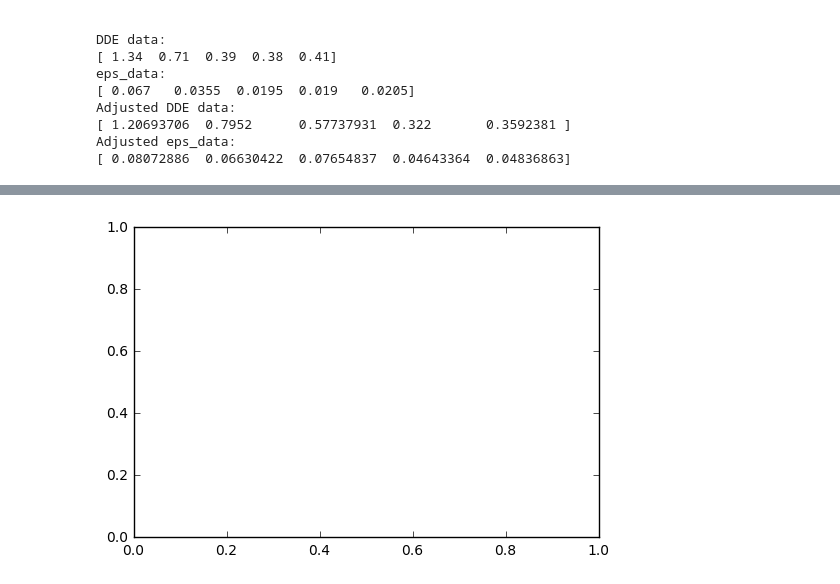
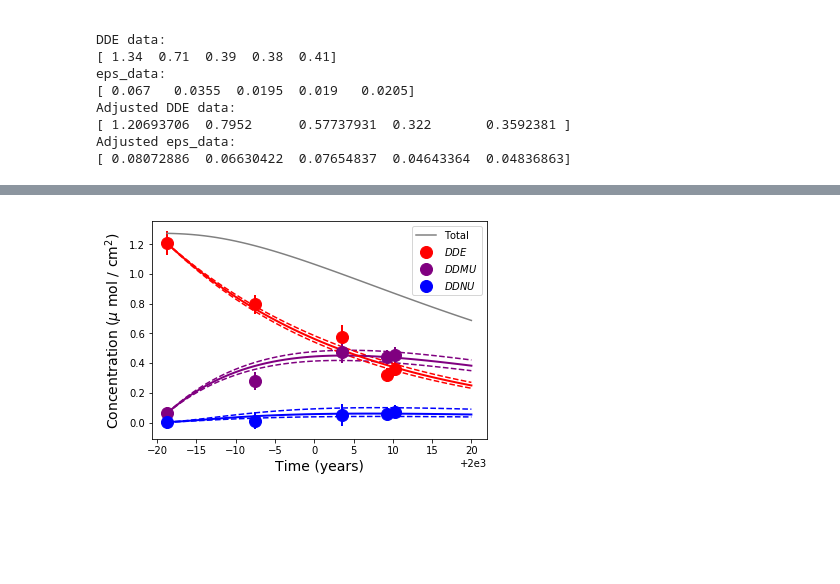
Before and after one commit to csherwood-usgs/bateman, a Jupyter notebook: bateman.ipynb, the cells around one changed output, grey strips where cells are left out. Drawn from its saved outputs; the diff is of its cells as text; code cells hidden in the pictures; blank space fills up the shorter version.

```diff
--- a/bateman.ipynb
+++ b/bateman.ipynb
@@ -284,17 +284,22 @@ if(use_eps):
     eps_data = np.concatenate((eps_DDE,eps_DDMU,eps_DDNU))
 
 if(adjust_inventories):
-    adj = np.concatenate( (eps_adj, eps_adj, eps_adj) )
+    # calculate adjustment according to mean of all PCBs inventory
+    # this is redone here because size of adj will change here
+    pcbm = A[:,4:6].mean(axis=1)
+    adjv = pcbm.mean()/pcbm
+    adj = np.concatenate( (adjv, adjv, adjv) )
     data = data*adj
+    eps_adj =  np.ones_like(data)
     if use_eps:
-        eps_adj = np.concatenate((eps_adj,eps_adj,eps_adj))
+        eps_adjv = stde_PCB*adjv
+        eps_adj = np.concatenate((eps_adjv,eps_adjv,eps_adjv))
         eps_data = np.sqrt( (eps_data**2. + eps_adj**2. ) )
 
 print('data')
 print(data)
 print('eps_data')
 print(eps_data)
-
 
 params = Parameters()
 params.add('k1',value = 0.4, min =0., max = 1.)
@@ -316,23 +321,53 @@ print("sumsq resdisuals: {:}".format( np.sqrt(sum(res**2))))
 out = minimize(residual3, params, method='leastsq', args=(t,data,eps_data))
 
 # Get the fitted rates
-k1f=out.params['k1'].value
-k2f=out.params['k2'].value
-k3f=out.params['k3'].value
-k1e = out.params['k1'].stderr
-k2e = out.params['k2'].stderr
-k3e = out.params['k3'].stderr
+kf = np.zeros((3,))
+kf[0]=out.params['k1'].value
+kf[1]=out.params['k2'].value
+kf[2]=out.params['k3'].value
+ke = np.zeros((3,))
+ke[0] = out.params['k1'].stderr
+ke[1] = out.params['k2'].stderr
+ke[2] = out.params['k3'].stderr
+
 # Get fit metrics
 chis = out.chisqr
 chir = out.redchi
 
 # Run the ODE solver with best-fit results
 tm = linspace(1981.27,2020.,50)
-k = np.array((k1f,k2f,k3f))
 C0 = np.array((data[0],data[nt],data[2*nt]))
-Cm = odeint(dcdt3,C0,t, args = (k,))
-print(Cm.shape)
+Cm = odeint(dcdt3,C0,tm, args = (kf,))
 
+# now run it for all of the cases with +/- uncertainty
+kmult = np.array((0.,1.,-1.))
+kep = np.zeros((27,3))
+Cc = np.zeros_like(Cm)
+Cmax = np.zeros_like(Cm)
+Cmin = np.zeros_like(Cm)
+C1 = np.zeros((27,50))
+C2 = np.zeros((27,50))
+C3 = np.zeros((27,50))
+n =0
+for k in np.arange(3):
+    for j in np.arange(3):
+        for i in np.arange(3):
+            kep[n][0]=kf[0]+ke[0]*kmult[k]
+            kep[n][1]=kf[1]+ke[1]*kmult[i]
+            kep[n][2]=kf[2]+ke[2]*kmult[j]
+            C0 = np.array((data[0],data[nt],data[2*nt]))
+            Cc = odeint(dcdt3,C0,tm, args = (kep[n,:],))
+            C1[n,:] = Cc[:,0]
+            C2[n,:] = Cc[:,1]
+            C3[n,:] = Cc[:,2]
+            n=n+1
+
+Cmax[:,0] = np.amax(C1,axis=0)
+Cmin[:,0] = np.amin(C1,axis=0)
+Cmax[:,1] = np.amax(C2,axis=0)
+Cmin[:,1] = np.amin(C2,axis=0)
+Cmax[:,2] = np.amax(C3,axis=0)
+Cmin[:,2] = np.amin(C3,axis=0)
 
 print('\n\nFull monty')
 if(adjust_inventories):
@@ -341,15 +376,29 @@ if(use_eps):
     print("  Using estimates of std. errors")
 report_fit(out)
 
-
+print(nt)
+print(shape(t))
+print(shape(data[0:nt]))
+print(shape(eps_data))
 
 fig = plt.figure()
-#plt.plot(tm,Cl,'--',color='gray')
-#plt.plot(tm,Ch,'--',color='gray')
-plt.plot(tm,Cm,'-', color='red',label='$Model$')
-h=plt.plot(t,data,'o',color='red',markersize=12,linestyle='None',label='$Data$')
+plt.plot(tm,Cm[:,0]+Cm[:,1]+Cm[:,2],'-',color='gray',label="Total")
+plt.plot(tm,Cmax[:,2],'--',color='blue')
+plt.plot(tm,Cmin[:,2],'--',color='blue')
+plt.plot(tm,Cmax[:,1],'--',color='purple')
+plt.plot(tm,Cmin[:,1],'--',color='purple')
+plt.plot(tm,Cmax[:,0],'--',color='red')
+plt.plot(tm,Cmin[:,0],'--',color='red')
+plt.plot(tm,Cm[:,2],'-', color='blue',linewidth=2)
+plt.plot(tm,Cm[:,1],'-', color='purple',linewidth=2)
+plt.plot(tm,Cm[:,0],'-', color='red',linewidth=2)
+plt.plot(t,data[0:nt],'o',color='red',markersize=12,linestyle='None',label='$DDE$')
+plt.plot(t,data[nt:2*nt],'o',color='purple',markersize=12,linestyle='None',label='$DDMU$')
+plt.plot(t,data[2*nt:3*nt],'o',color='blue',markersize=12,linestyle='None',label='$DDNU$')
 plt.setp(h,linestyle='None')
-plt.errorbar(t,data, yerr=eps_DDE,color='red',elinewidth=2,linestyle='None')
+plt.errorbar(t,data[0:nt], yerr=eps_data[0:nt],color='red',elinewidth=2,linestyle='None')
+plt.errorbar(t,data[nt:2*nt], yerr=eps_data[nt:2*nt],color='purple',elinewidth=2,linestyle='None')
+plt.errorbar(t,data[2*nt:3*nt], yerr=eps_data[2*nt:3*nt],color='blue',elinewidth=2,linestyle='None')
 plt.xlabel(r'Time (years)', fontsize=14)
 plt.ylabel(r'Concentration ($\mu$ mol / cm$^2$)',fontsize=14)
 plt.legend(loc='upper right')
@@ -375 +424 @@ ValueError: x and y must have same first dimension
-[figure, old version]
+[figure, new version]
```
Also changed, not shown: parts of 6 cells of this notebook.
